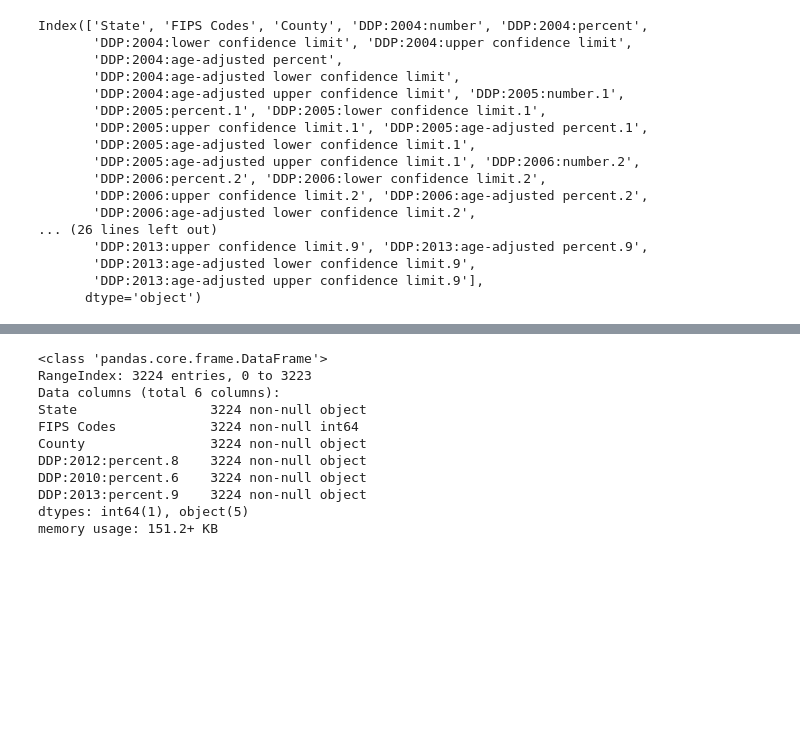
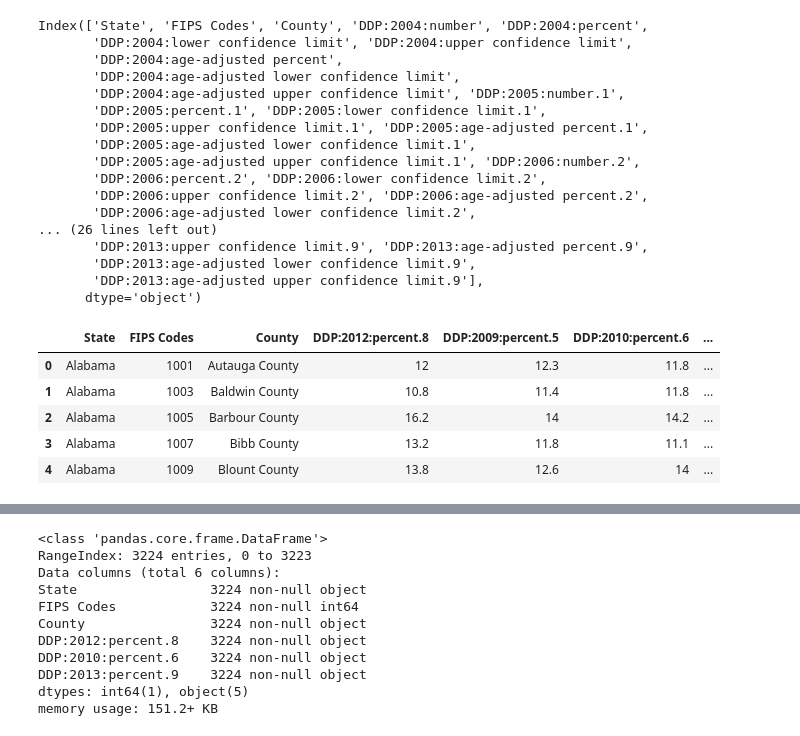
Before and after one commit to lbordz/diabetes-rates-prediction, a Jupyter notebook: data_cleaning/A-Obtaining_Data-1-Diabetes_data.ipynb, the cells around one changed output, grey strips where cells are left out. Saved outputs shown, nothing was run; the diff lists cells and outputs as text; code cells hidden in the pictures; blank space fills up the shorter version.

```diff
--- a/data_cleaning/A-Obtaining_Data-1-Diabetes_data.ipynb
+++ b/data_cleaning/A-Obtaining_Data-1-Diabetes_data.ipynb
@@ -118,0 +123,9 @@ Index(['State', 'FIPS Codes', 'County', 'DDP:2004:number', 'DDP:2004:percent',
+# %%
+third_pass.head()
+# %% [output]
+|  | State | FIPS Codes | County | DDP:2012:percent.8 | DDP:2009:percent.5 | DDP:2010:percent.6 | ... |
+| 0 | Alabama | 1001 | Autauga County | 12 | 12.3 | 11.8 | ... |
+| 1 | Alabama | 1003 | Baldwin County | 10.8 | 11.4 | 11.8 | ... |
+| 2 | Alabama | 1005 | Barbour County | 16.2 | 14 | 14.2 | ... |
+| 3 | Alabama | 1007 | Bibb County | 13.2 | 11.8 | 11.1 | ... |
+| 4 | Alabama | 1009 | Blount County | 13.8 | 12.6 | 14 | ... |
```
Also changed, not shown: parts of 19 cells of this notebook.
